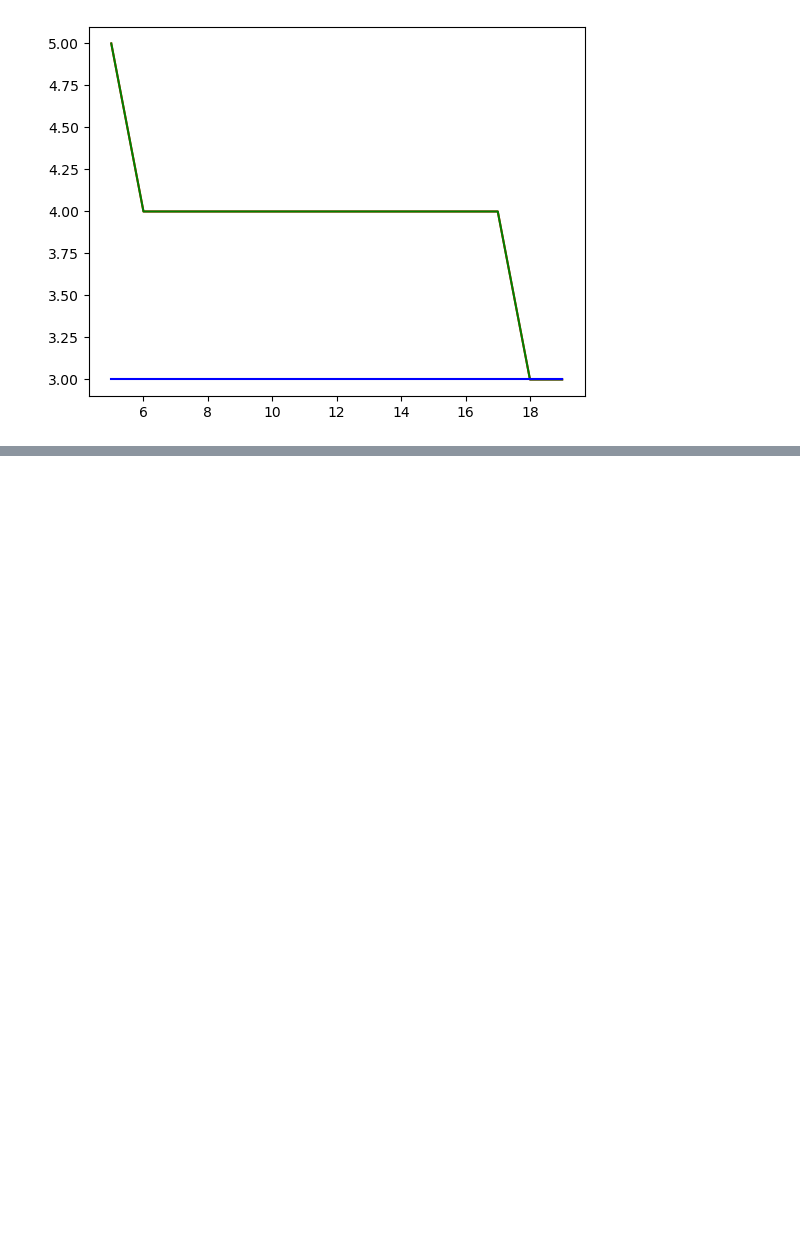
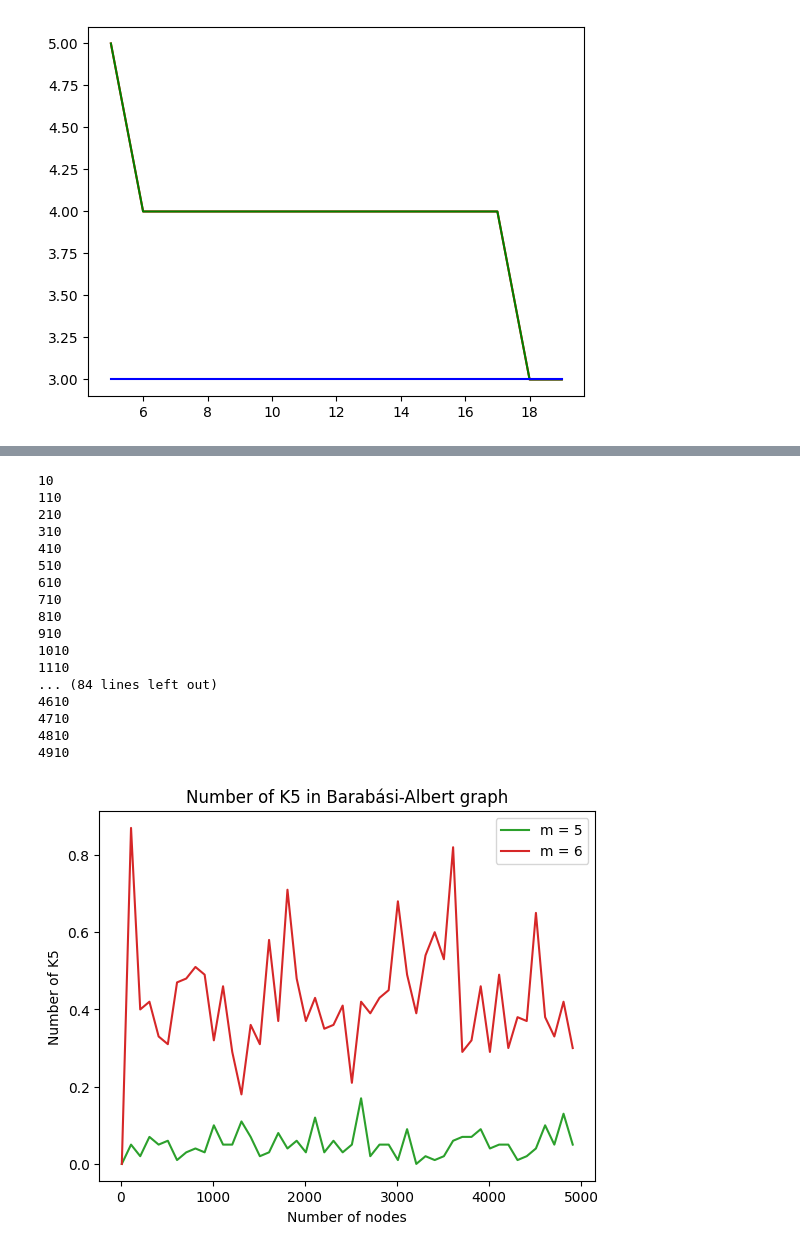
Before and after one commit to karoljanic/preferential-colouring-of-random-graphs, a Jupyter notebook: preferential-colouring-of-random-graphs.ipynb, the cells around one changed output, grey strips where cells are left out. Saved outputs shown, nothing was run; the diff lists cells and outputs as text; code cells hidden in the pictures; blank space fills up the shorter version.

```diff
--- a/preferential-colouring-of-random-graphs.ipynb
+++ b/preferential-colouring-of-random-graphs.ipynb
@@ -264,0 +724,50 @@ with open('cmake-build-debug/times1.txt') as file:
+# %%
+COLORS = ["#1f77b4", "#ff7f0e", "#2ca02c", "#d62728", "#9467bd", "#8c564b", "#e377c2", "#7f7f7f", "#bcbd22", "#17becf"]
+
+def k5_expected_number(n, m):
+    return m**5 * math.log(n)**3 / 3840
+
+for m in [5, 6]:
+    x = []
+    y = []
+    exp_y = []
+    for n in range(10, 5000, 100):
+        print(n)
+        # ex = k5_expected_number(n, m)
+        n_sum = 0
+        for _ in range(10):
+            G = generate_graph(10, n, m)
+            cliques = list(nx.enumerate_all_cliques(G))
+            k5_cliques = [clique for clique in cliques if len(clique) == 5]
+            n_sum += len(k5_cliques)
+        x.append(n)
+        y.append(n_sum / 100)
+        # exp_y.append(ex)
+
+    plt.plot(x, y, label=f'm = {m}', linestyle='-', color=COLORS[m - 3])
+    pickle.dump((x, y), open(f'k5_data_m_{m}_large.pkl', 'wb'))
+    # plt.plot(x, exp_y, label=f'Expected m = {m}', linestyle='--', color=COLORS[m - 3])
+plt.title("Number of K5 in Barabasi-Albert graph")
+plt.xlabel("Number of nodes")
+plt.ylabel("Number of K5")
+plt.legend()
+plt.show()
+# %% [output]
+10
+110
+210
+310
+410
+510
+610
+710
+810
+910
+1010
+1110
+... (84 lines left out)
+4610
+4710
+4810
+4910
+[figure, added]
```
Also changed, not shown: parts of 17 cells of this notebook, 19 other files.
